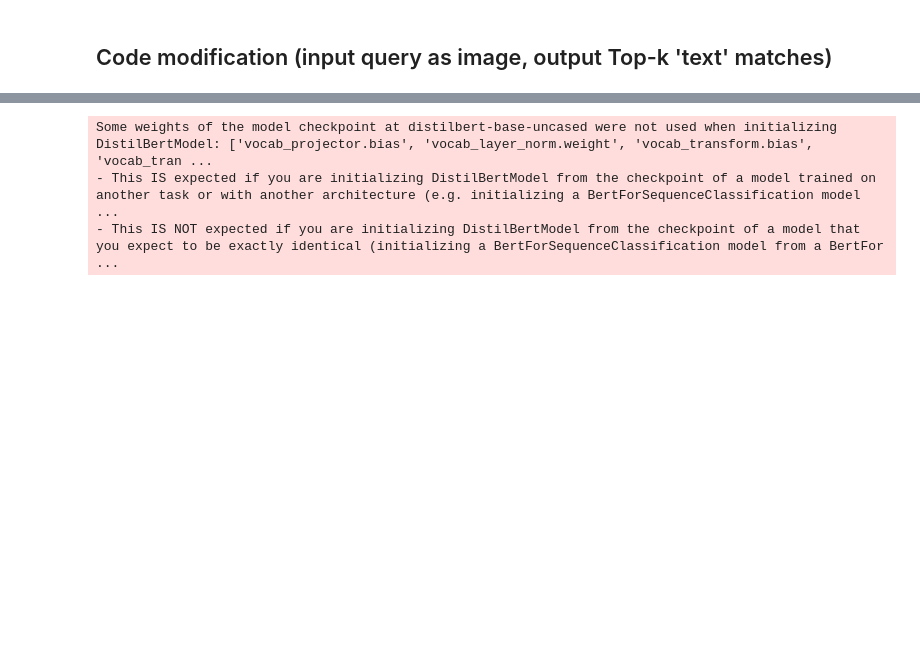
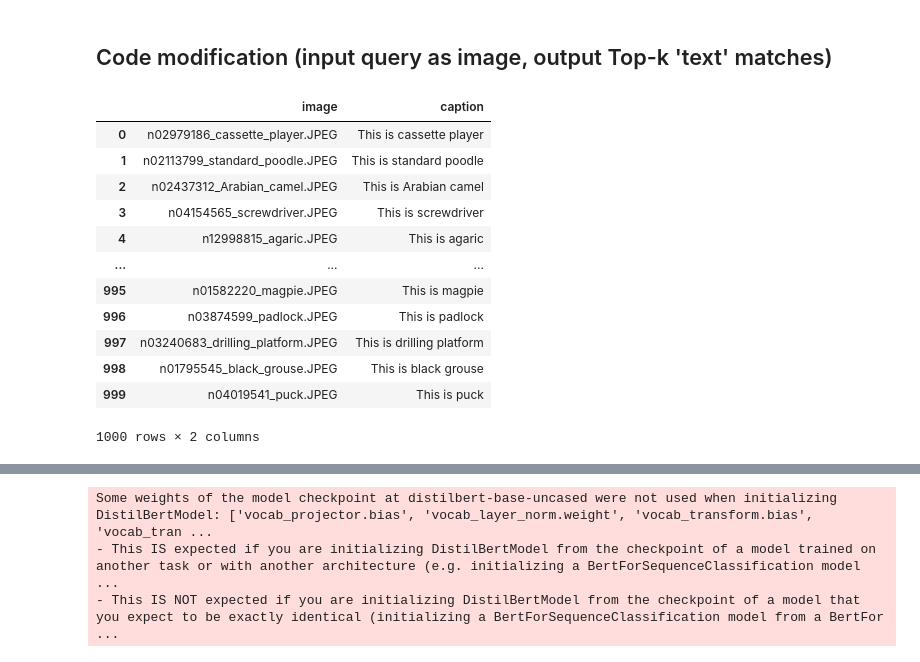
Before and after one commit to emilypark0418/AdversarialCLIPRobustness, a Jupyter notebook: BaseCode_v1.ipynb, the cells around one changed output, grey strips where cells are left out. Saved outputs shown, nothing was run; the diff lists cells and outputs as text; code cells hidden in the pictures; blank space fills up the shorter version.

```diff
--- a/BaseCode_v1.ipynb
+++ b/BaseCode_v1.ipynb
@@ -439,4 +442,30 @@ find_matches(model,
 [figure]
 # %% [markdown]
 ## Code modification (input query as image, output Top-k 'text' matches)
+# %%
+def make_adverserial_inference_df(inference_path, fgsm = False):
+    '''
+    Create dataframe for our inference files
+    inference_path: path to our inference folder
+
+    retunrs df with image pointing to image filename and caption to the correct label
+    '''
+    file_path_names = os.listdir(inference_path)
+    d = {}
+    d['image'] = file_path_names
+    captions = []
+    for file_path in file_path_names:
+        if fgsm:
+            name = os.path.splitext(file_path)[0] # remove .JPEG from the end
+            name = ' '.join(name.split('_'))  # "01669191_box_turtle"  to "box turtle"
+            name = "This is " + name  # "box turtle" to "This is box turtle"
+        else:
+            name = os.path.splitext(file_path)[0] # remove .JPEG from the end
+            name = ' '.join(name.split('_')[1:])  # "01669191_box_turtle"  to "box turtle"
+            name = "This is " + name  # "box turtle" to "This is box turtle"
+        captions.append(name)
+    d['caption'] = captions
+    df = pd.DataFrame(data=d)
+
+    return df
 # %%
@@ -459,0 +501,18 @@ def get_text_embeddings(valid_df, model_path):
+# %%
+inf_df = make_adverserial_inference_df("data/pgdAttack")
+# %%
+inf_df
+# %% [output]
+|  | image | caption |
+| 0 | n02979186_cassette_player.JPEG | This is cassette player |
+| 1 | n02113799_standard_poodle.JPEG | This is standard poodle |
+| 2 | n02437312_Arabian_camel.JPEG | This is Arabian camel |
+| 3 | n04154565_screwdriver.JPEG | This is screwdriver |
+| 4 | n12998815_agaric.JPEG | This is agaric |
+| ... | ... | ... |
+| 995 | n01582220_magpie.JPEG | This is magpie |
+| 996 | n03874599_padlock.JPEG | This is padlock |
+| 997 | n03240683_drilling_platform.JPEG | This is drilling platform |
+| 998 | n01795545_black_grouse.JPEG | This is black grouse |
+| 999 | n04019541_puck.JPEG | This is puck |
+1000 rows × 2 columns
```
Also changed, not shown: parts of 29 cells of this notebook.
